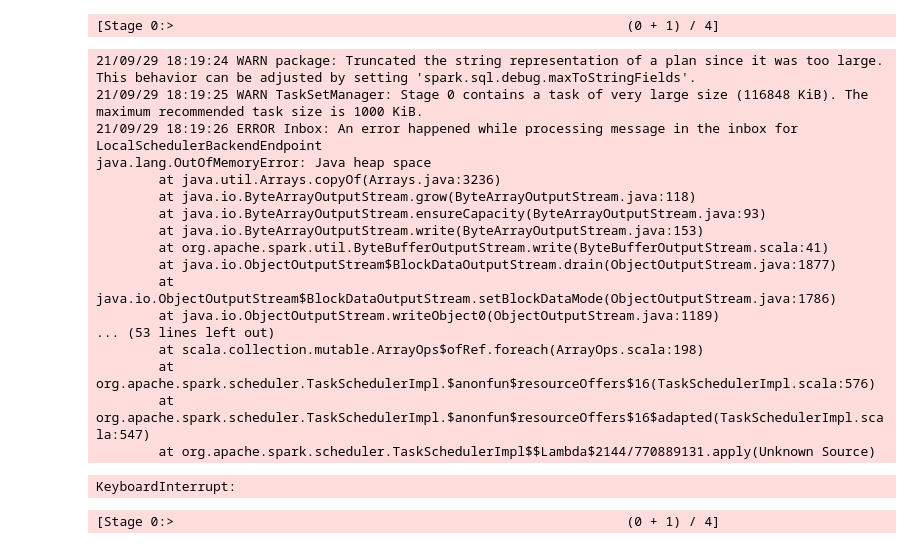
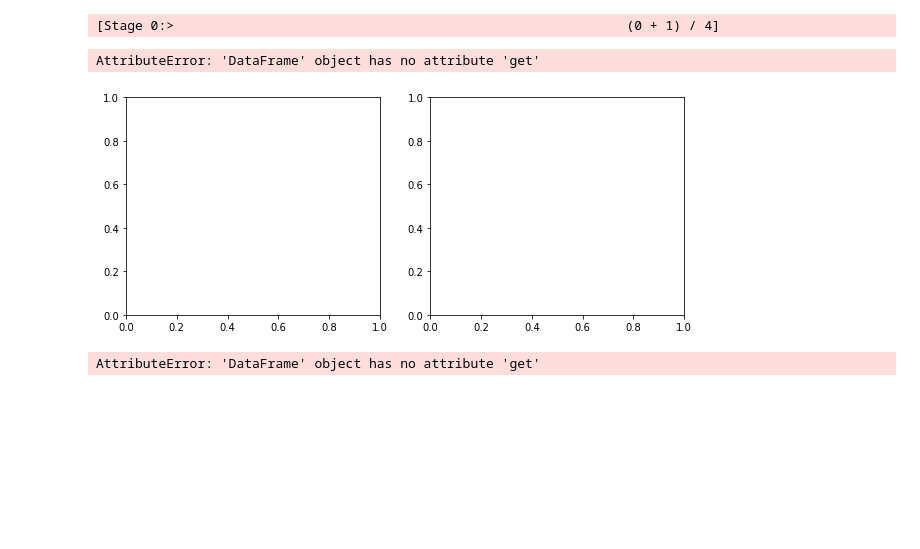
Before and after one commit to byaginuma/pos-data-science, a Jupyter notebook: computacao-nuvem/trabalho_computacao_nuvem.ipynb, the cells around one changed output. Saved outputs shown, nothing was run; the diff lists cells and outputs as text; code cells hidden in the pictures; blank space fills up the shorter version.

```diff
--- a/computacao-nuvem/trabalho_computacao_nuvem.ipynb
+++ b/computacao-nuvem/trabalho_computacao_nuvem.ipynb
@@ -46,5 +46,6 @@ from pyspark.sql.session import SparkSession
 
 spark = SparkSession.builder \
                     .appName('trabalho') \
+                    .config("spark.driver.memory", "15g") \
                     .getOrCreate()
 # %% [output]
@@ -214,5 +197,8 @@ Period-of-Day (4):
 - Astronomical_Twilight: Shows the period of day (i.e. day or night) based on astronomical twilight.
 # %% [markdown]
 ### 2.2. Pré-processamento
+# %%
+# Auxiliar para contagem
+spark_df = spark_df.withColumn("Count", lit(1))
 # %% [markdown]
 #### 2.2.1. Analisando variável de resposta (gravidade)
@@ -267,0 +270,2 @@ root
+# %%
+spark_df = spark_df.withColumn('Severity4', when((spark_df.Severity == 4), lit(1)))
@@ -267,0 +294,2 @@ root
+# %%
+spark_df = spark_df.withColumn('Year',year('Start_Time'))
@@ -430,25 +511,23 @@ spark_df.select(mean(col("duration"))).collect()
 spark_df = spark_df.withColumnRenamed("duration","Duration")
 # %% [output]
 [Stage 0:>                                                          (0 + 1) / 4]
-# %%
-spark_df.agg(avg(col("duration"))).show()
-# %% [output]
-21/09/29 18:19:24 WARN package: Truncated the string representation of a plan since it was too large. This behavior can be adjusted by setting 'spark.sql.debug.maxToStringFields'.
-21/09/29 18:19:25 WARN TaskSetManager: Stage 0 contains a task of very large size (116848 KiB). The maximum recommended task size is 1000 KiB.
-21/09/29 18:19:26 ERROR Inbox: An error happened while processing message in the inbox for LocalSchedulerBackendEndpoint
-java.lang.OutOfMemoryError: Java heap space
-        at java.util.Arrays.copyOf(Arrays.java:3236)
-        at java.io.ByteArrayOutputStream.grow(ByteArrayOutputStream.java:118)
-        at java.io.ByteArrayOutputStream.ensureCapacity(ByteArrayOutputStream.java:93)
-        at java.io.ByteArrayOutputStream.write(ByteArrayOutputStream.java:153)
-        at org.apache.spark.util.ByteBufferOutputStream.write(ByteBufferOutputStream.scala:41)
-        at java.io.ObjectOutputStream$BlockDataOutputStream.drain(ObjectOutputStream.java:1877)
-        at java.io.ObjectOutputStream$BlockDataOutputStream.setBlockDataMode(ObjectOutputStream.java:1786)
-        at java.io.ObjectOutputStream.writeObject0(ObjectOutputStream.java:1189)
-... (53 lines left out)
-        at scala.collection.mutable.ArrayOps$ofRef.foreach(ArrayOps.scala:198)
-        at org.apache.spark.scheduler.TaskSchedulerImpl.$anonfun$resourceOffers$16(TaskSchedulerImpl.scala:576)
-        at org.apache.spark.scheduler.TaskSchedulerImpl.$anonfun$resourceOffers$16$adapted(TaskSchedulerImpl.scala:547)
-        at org.apache.spark.scheduler.TaskSchedulerImpl$$Lambda$2144/770889131.apply(Unknown Source)
-KeyboardInterrupt:
-[Stage 0:>                                                          (0 + 1) / 4]
+# %%
+import matplotlib.pyplot as plt
+import seaborn as sns
+
+fig, axs = plt.subplots(ncols=2, figsize=(10, 4))
+sns.boxplot(x="Severity", y="Duration",
+            data=spark_df, palette="Set2", ax=axs[0])
+fig.suptitle('Accidents Duration by Severity', fontsize=16)
+plt.show()
+# %% [output]
+AttributeError: 'DataFrame' object has no attribute 'get'
+[figure, added]
+# %%
+import matplotlib.pyplot as plt
+import seaborn as sns
+
+sns.boxplot(x="Severity", y="Duration",
+            data=spark_df, palette="Set2")
+# %% [output]
+AttributeError: 'DataFrame' object has no attribute 'get'
```
Also changed, not shown: parts of 25 cells of this notebook.
